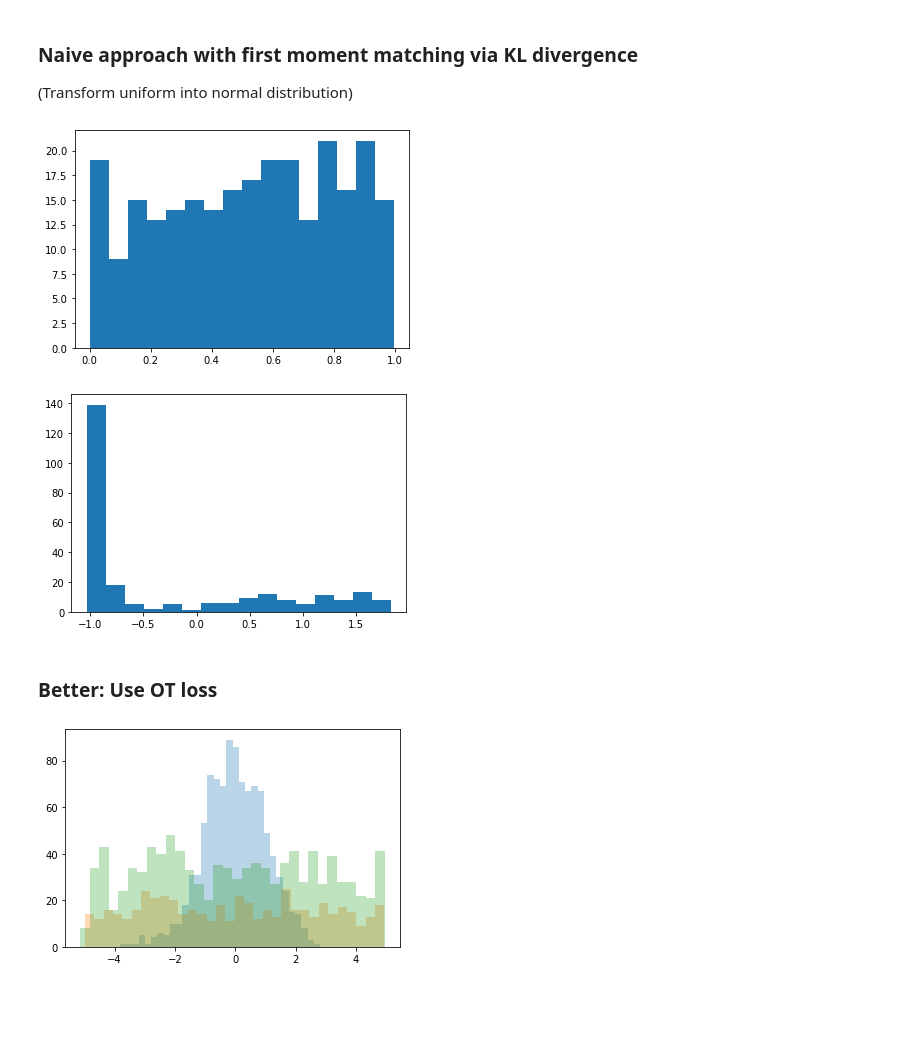
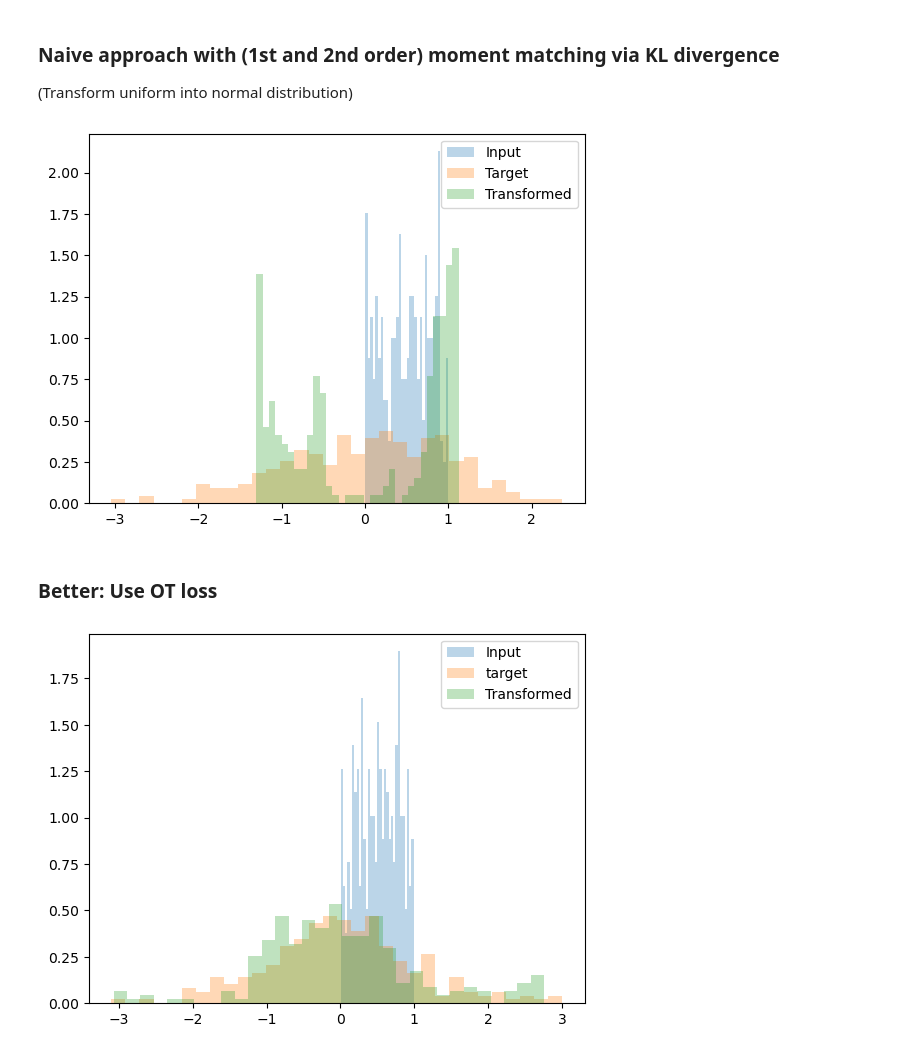
Before and after one commit to jlennartz/demos, a Jupyter notebook: src/Optimal-Transport/OT.ipynb, the cells around one changed output. Cells and saved outputs as stored; diff of their text form; code cells hidden in the pictures; blank space fills up the shorter version.

```diff
--- a/src/Optimal-Transport/OT.ipynb
+++ b/src/Optimal-Transport/OT.ipynb
@@ -45,34 +45,36 @@ class Loss(nn.Module):
 
         return self.loss_fn(mu_hat, log_var)
 # %% [markdown]
-### Naive approach with first moment matching via KL divergence
+### Naive approach with (1st and 2nd order) moment matching via KL divergence
 (Transform uniform into normal distribution)
 # %%
 model     = Network()
 opt       = torch.optim.Adam(model.parameters(), lr=0.1)
 criterion = Loss()
 # plot uniformly distributed data
 x_show = torch.rand((256, 1))
-plt.hist(x_show.numpy(), bins=16)
-plt.show()
+plt.hist(x_show.numpy(), bins=32, alpha=0.3, label='Input', density=True)
+#plt.show()
+target = torch.randn((256, 1))
+plt.hist(target.numpy(), bins=32, alpha=0.3, label='Target', density=True)
 
 for _ in range(100):
     # get uniformly distributed data
     x_in  = torch.rand((32, 1))
     # transform into normal distributed data
     x_out = model(x_in)
     # calculate KL divergence
     loss = criterion(x_out)
     # pytorch things
     opt.zero_grad()
     loss.backward()
     opt.step()
 
-plt.hist(model(x_show).detach().numpy(), bins=16)
+plt.hist(model(x_show).detach().numpy(), bins=32, alpha=0.3, label='Transformed', density=True)
+plt.legend()
 plt.show()
 # %% [output]
-[figure, old version]
+[figure, new version]
-[figure, removed]
 # %% [markdown]
 ### Better: Use OT loss
 # %%
@@ -81,27 +83,26 @@ opt       = torch.optim.Adam(model.parameters(), lr=0.01)
 criterion = SamplesLoss()
 
 #x_in = torch.rand((32*32, 1)) - 0.5
-x_in = torch.randn((32*32, 1))
-plt.hist(x_in.numpy(), bins=32, alpha=0.3)
+x_in = torch.rand((256, 1))
+plt.hist(x_in.numpy(), bins=32, alpha=0.3, density=True, label='Input')
 # plt.show()
 
-target = torch.rand((32* 16, 1)) * 10 - 5
-plt.hist(target.numpy(), bins=32, alpha=0.3)
+target = torch.randn((256, 1))# * 10 - 5
+plt.hist(target.numpy(), bins=32, alpha=0.3, density=True, label='Target')
 # plt.show()
 
 for _ in range(1000):
-    # get uniformly distributed data
-    # x_in  = torch.rand((32, 1))
     # transform into normal distributed data
     x_out = model(x_in)
-    # calculate KL divergence
+    # calculate earth mover loss
     loss = criterion(x_out, target)
     # pytorch things
     opt.zero_grad()
     loss.backward()
     opt.step()
 
-plt.hist(model(x_in).detach().numpy(), bins=32, alpha=0.3)
+plt.hist(model(x_in).detach().numpy(), bins=32, alpha=0.3, density=True, label='Transformed')
+plt.legend()
 plt.show()
 # %% [output]
-[figure, old version]
+[figure, new version]
```
Also changed, not shown: parts of 2 cells of this notebook, 1 other file.
